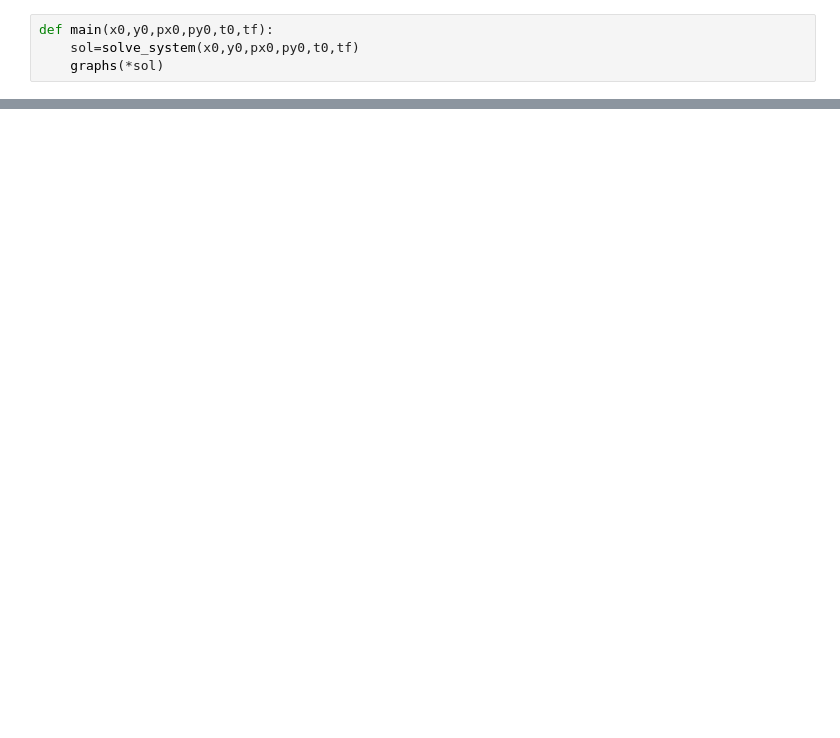
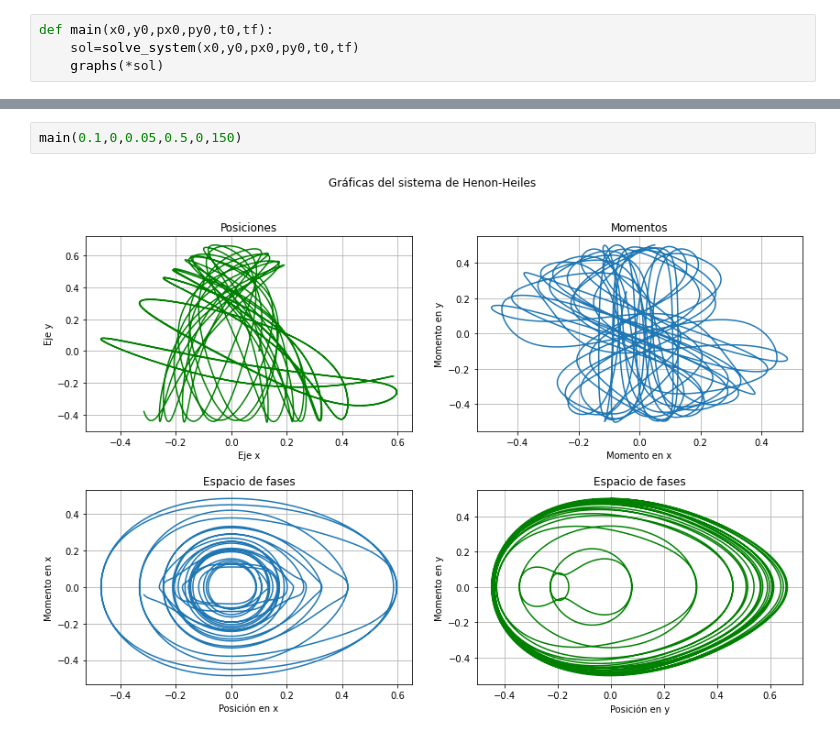
Before and after one commit to KaboomPhysicist/Mecanica-Workshop, a Jupyter notebook: Tarea 3/Tarea 3.ipynb, the cells around one changed output, grey strips where cells are left out. Drawn from its saved outputs; the diff is of its cells as text; blank space fills up the shorter version.

```diff
--- a/Tarea 3/Tarea 3.ipynb
+++ b/Tarea 3/Tarea 3.ipynb
@@ -102,0 +107,4 @@ main(0.1,0,0,0,0,150)
+# %%
+main(0.1,0,0.05,0.5,0,150)
+# %% [output]
+[figure, added]
```
Also changed, not shown: parts of 5 cells of this notebook, 1 other file.
